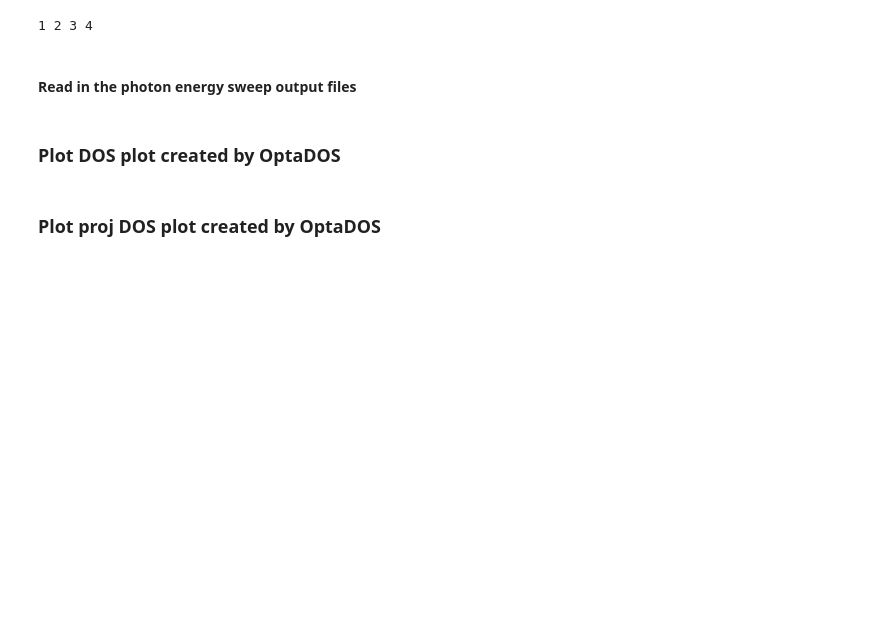
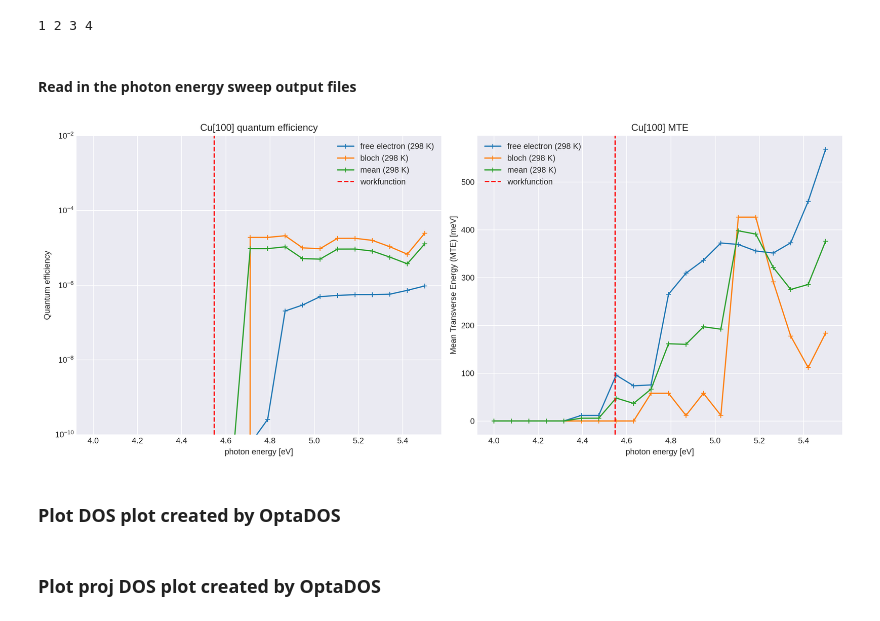
Before and after one commit to wuppersaver/photoemission, a Jupyter notebook: Plotting.ipynb, the cells around one changed output. Saved outputs shown, nothing was run; the diff lists cells and outputs as text; code cells hidden in the pictures; blank space fills up the shorter version.

```diff
--- a/Plotting.ipynb
+++ b/Plotting.ipynb
@@ -234,15 +236,17 @@ print(' '.join([str(x) for x in one]))
 # %% [markdown]
 #### Read in the photon energy sweep output files
 # %%
-Cu_surf_data = read_photonsweep_outputs(seed = 'Cu_surf_111', path = './structures/Cu_surf_111/test_01/')
+Cu_surf_data = read_photonsweep_outputs(seed = 'Cu_surf_100', path = './structures/Cu_surf_100_victor_60A/')
 graph_options = {
-    'title': 'Cu[111]',
+    'title': 'Cu[100]',
     'temperature': 298,
-    'filename' : './structures/plots/Cu_111_pbesol_120deg_test1_mte_plot_0E.png'
+    'filename' : './structures/plots/Cu_100_pbesol_victor_60A_mte_plot_0E.png'
 }
 #print(Cu_111_data)
 fig, ax = make_photonsweep_plots(Cu_surf_data,**graph_options)
 plt.savefig(graph_options['filename'],dpi = 250)
+# %% [output]
+[figure, added]
 # %%
 Cu_surf_data = read_photonsweep_outputs(seed = 'Cu_surf_111', path = './structures/Cu_surf_111/')
 graph_options = {
```
Also changed, not shown: parts of 1 cell of this notebook, 1 other file.
